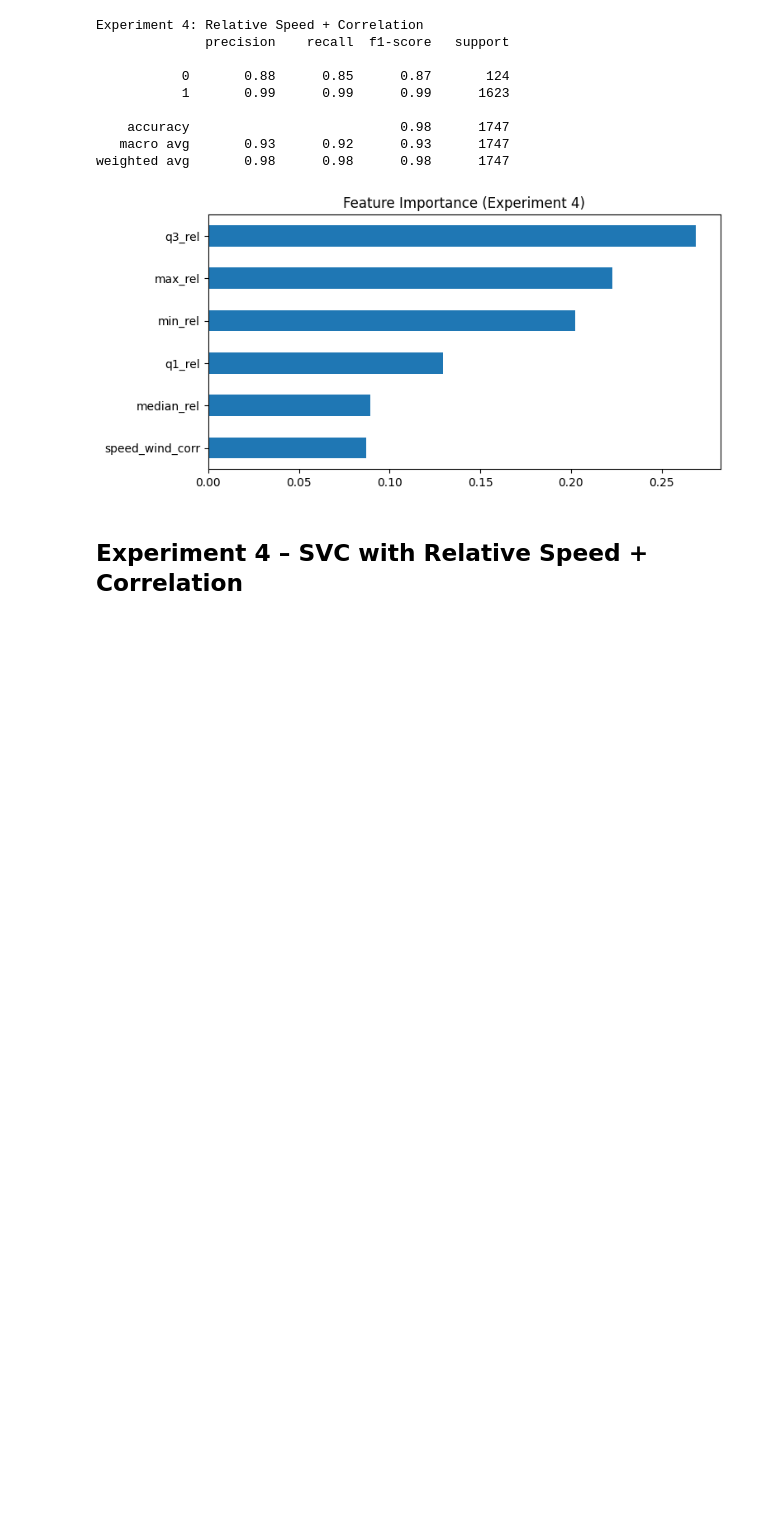
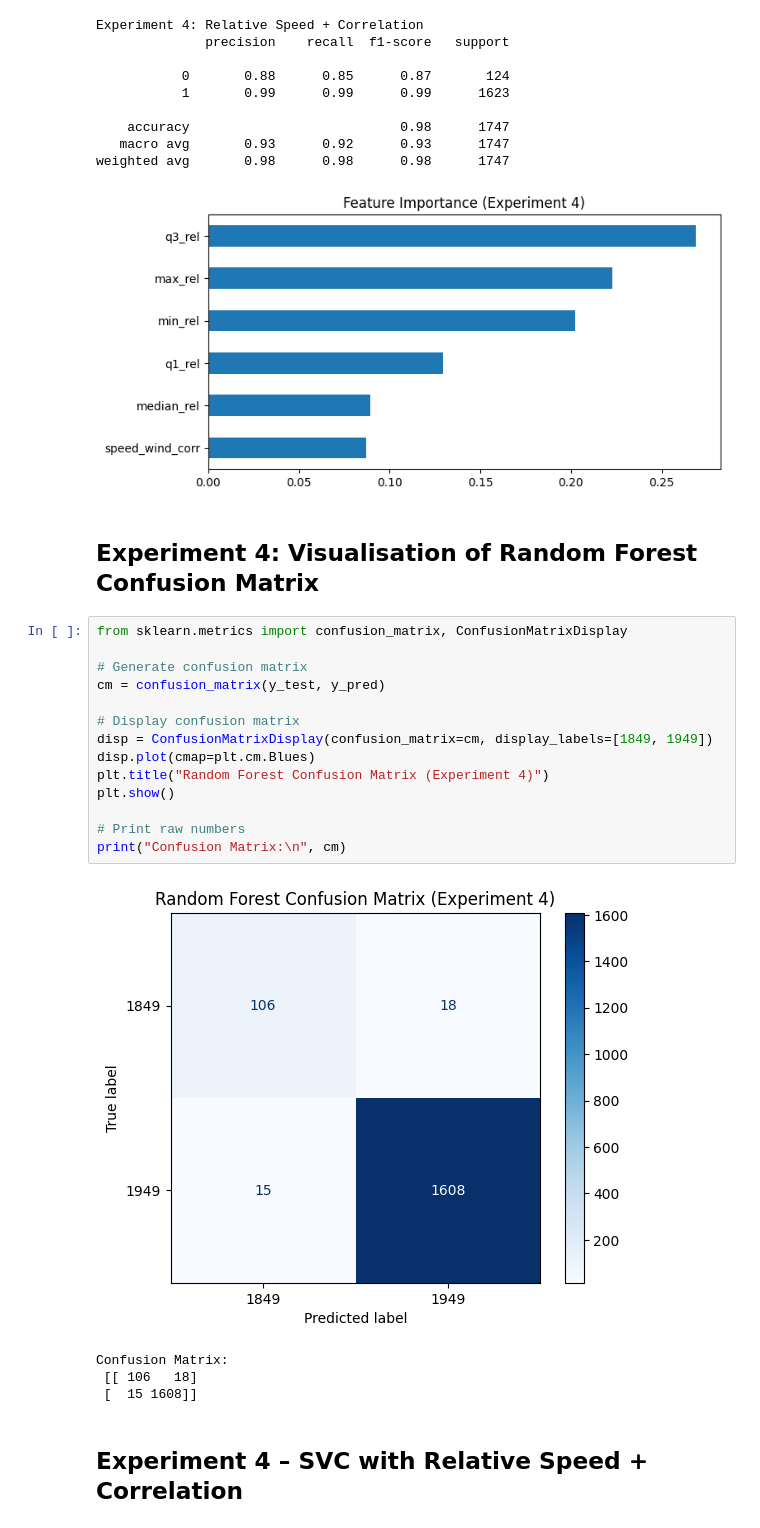
Before and after one commit to RohanC07/Msc-Thesis-DataScience, a Jupyter notebook: IMMA_12.ipynb, the cells around one changed output. Cells and saved outputs as stored; diff of their text form; blank space fills up the shorter version.

```diff
--- a/IMMA_12.ipynb
+++ b/IMMA_12.ipynb
@@ -795,6 +787,27 @@ Experiment 4: Relative Speed + Correlation
    macro avg       0.93      0.92      0.93      1747
 weighted avg       0.98      0.98      0.98      1747
 [figure]
+# %% [markdown]
+## **Experiment 4: Visualisation of Random Forest Confusion Matrix**
+# %%
+from sklearn.metrics import confusion_matrix, ConfusionMatrixDisplay
+
+# Generate confusion matrix
+cm = confusion_matrix(y_test, y_pred)
+
+# Display confusion matrix
+disp = ConfusionMatrixDisplay(confusion_matrix=cm, display_labels=[1849, 1949])
+disp.plot(cmap=plt.cm.Blues)
+plt.title("Random Forest Confusion Matrix (Experiment 4)")
+plt.show()
+
+# Print raw numbers
+print("Confusion Matrix:\n", cm)
+# %% [output]
+[figure, added]
+Confusion Matrix:
+ [[ 106   18]
+ [  15 1608]]
 # %% [markdown]
 ## **Experiment 4 – SVC with Relative Speed + Correlation**
 # %%
```
Also changed, not shown: parts of 6 cells of this notebook.
